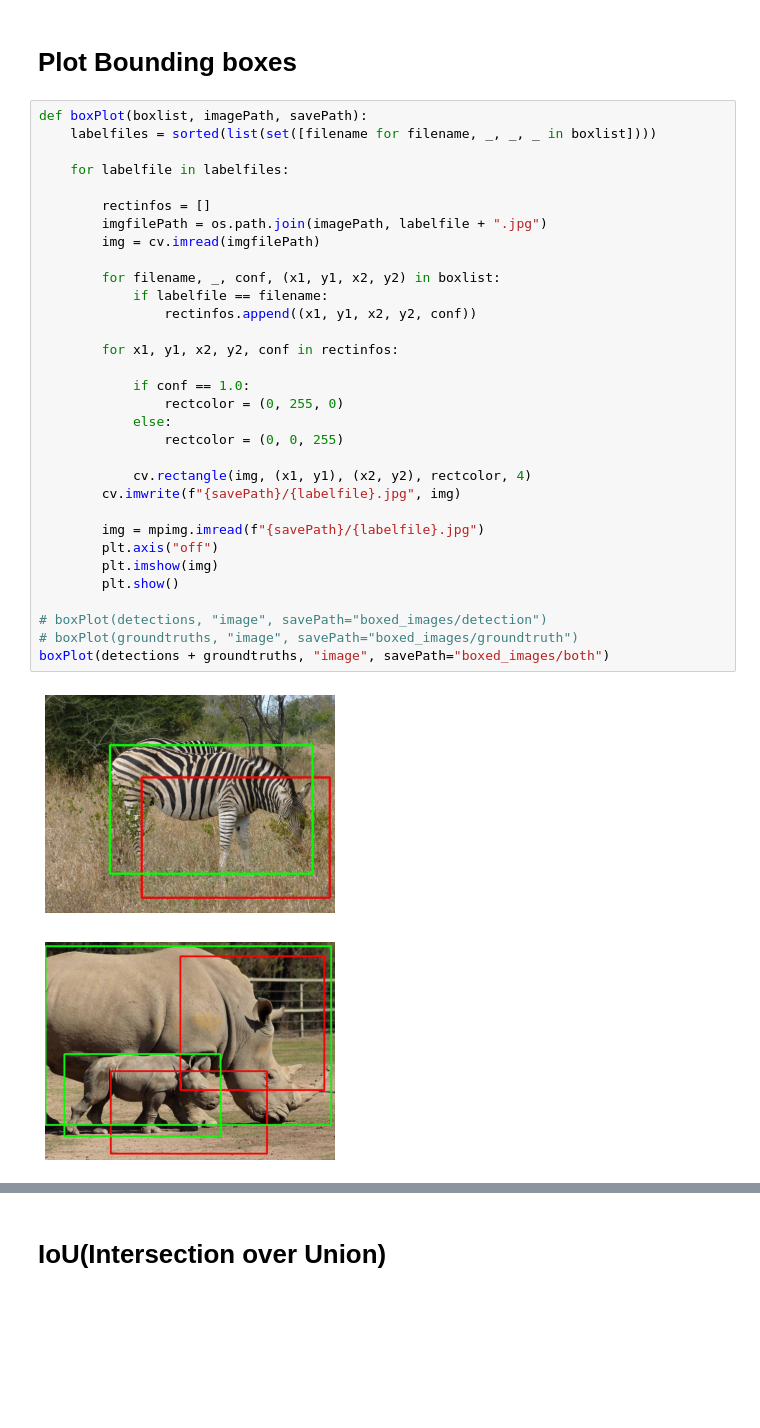
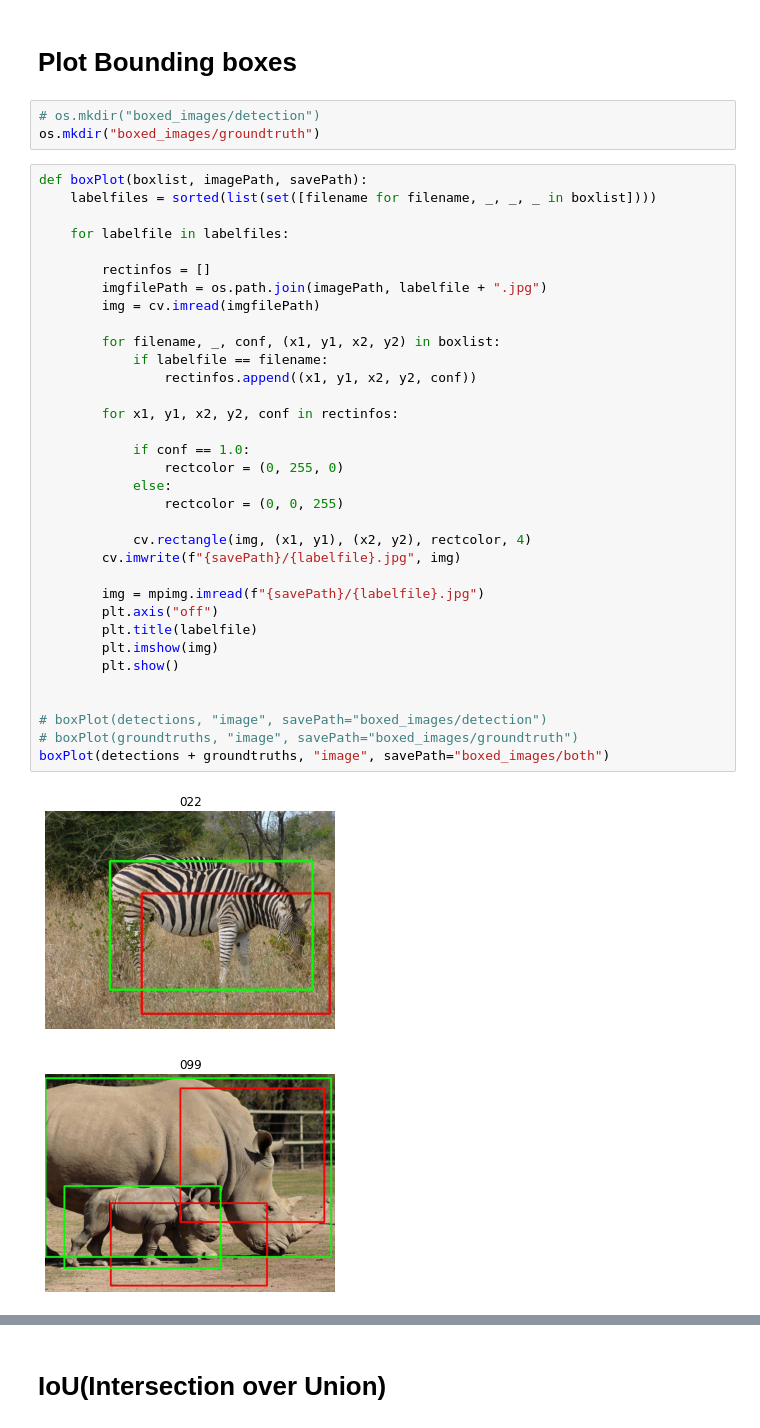
Before and after one commit to imguru-mooc/AI_VISION, a Jupyter notebook: 2_day/mAP/mAP.ipynb, the cells around one changed output, grey strips where cells are left out. Saved outputs shown, nothing was run; the diff lists cells and outputs as text; blank space fills up the shorter version.

```diff
--- a/2_day/mAP/mAP.ipynb
+++ b/2_day/mAP/mAP.ipynb
@@ -176,38 +215,43 @@ print(classes)
 [0.0, 1.0, 2.0, 3.0]
 # %% [markdown]
 # Plot Bounding boxes
+# %%
+# os.mkdir("boxed_images/detection")
+os.mkdir("boxed_images/groundtruth")
 # %%
 def boxPlot(boxlist, imagePath, savePath):
     labelfiles = sorted(list(set([filename for filename, _, _, _ in boxlist])))
 
     for labelfile in labelfiles:
 
         rectinfos = []
         imgfilePath = os.path.join(imagePath, labelfile + ".jpg")
         img = cv.imread(imgfilePath)
 
         for filename, _, conf, (x1, y1, x2, y2) in boxlist:
             if labelfile == filename:
                 rectinfos.append((x1, y1, x2, y2, conf))
 
         for x1, y1, x2, y2, conf in rectinfos:
 
             if conf == 1.0:
                 rectcolor = (0, 255, 0)
             else:
                 rectcolor = (0, 0, 255)
 
             cv.rectangle(img, (x1, y1), (x2, y2), rectcolor, 4)
         cv.imwrite(f"{savePath}/{labelfile}.jpg", img)
 
         img = mpimg.imread(f"{savePath}/{labelfile}.jpg")
         plt.axis("off")
+        plt.title(labelfile)
         plt.imshow(img)
         plt.show()
+
 
 # boxPlot(detections, "image", savePath="boxed_images/detection")
 # boxPlot(groundtruths, "image", savePath="boxed_images/groundtruth")
 boxPlot(detections + groundtruths, "image", savePath="boxed_images/both")
 # %% [output]
-[figure, old version]
+[figure, new version]
-[figure, old version]
+[figure, new version]
```
Also changed, not shown: parts of 9 cells of this notebook.
